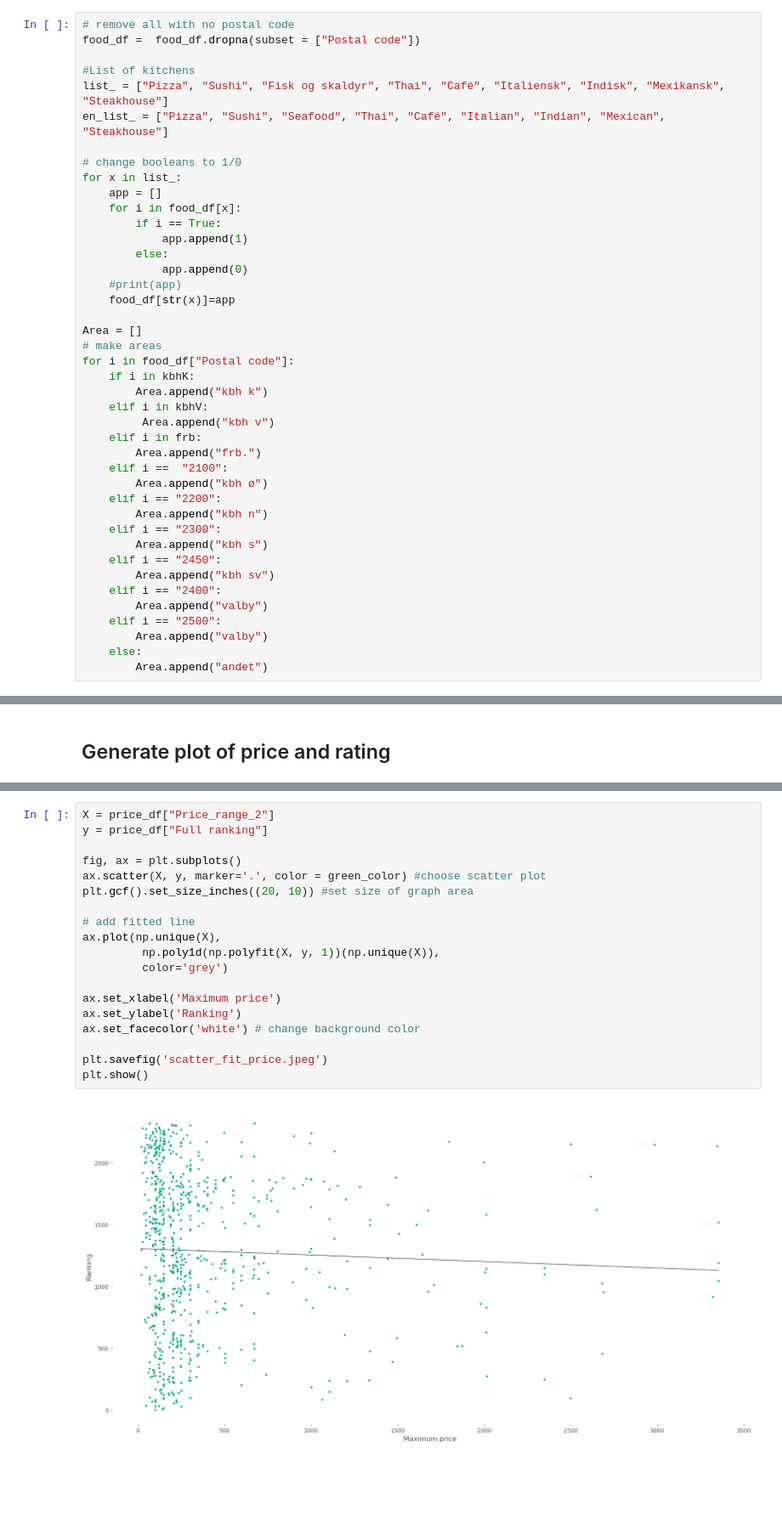
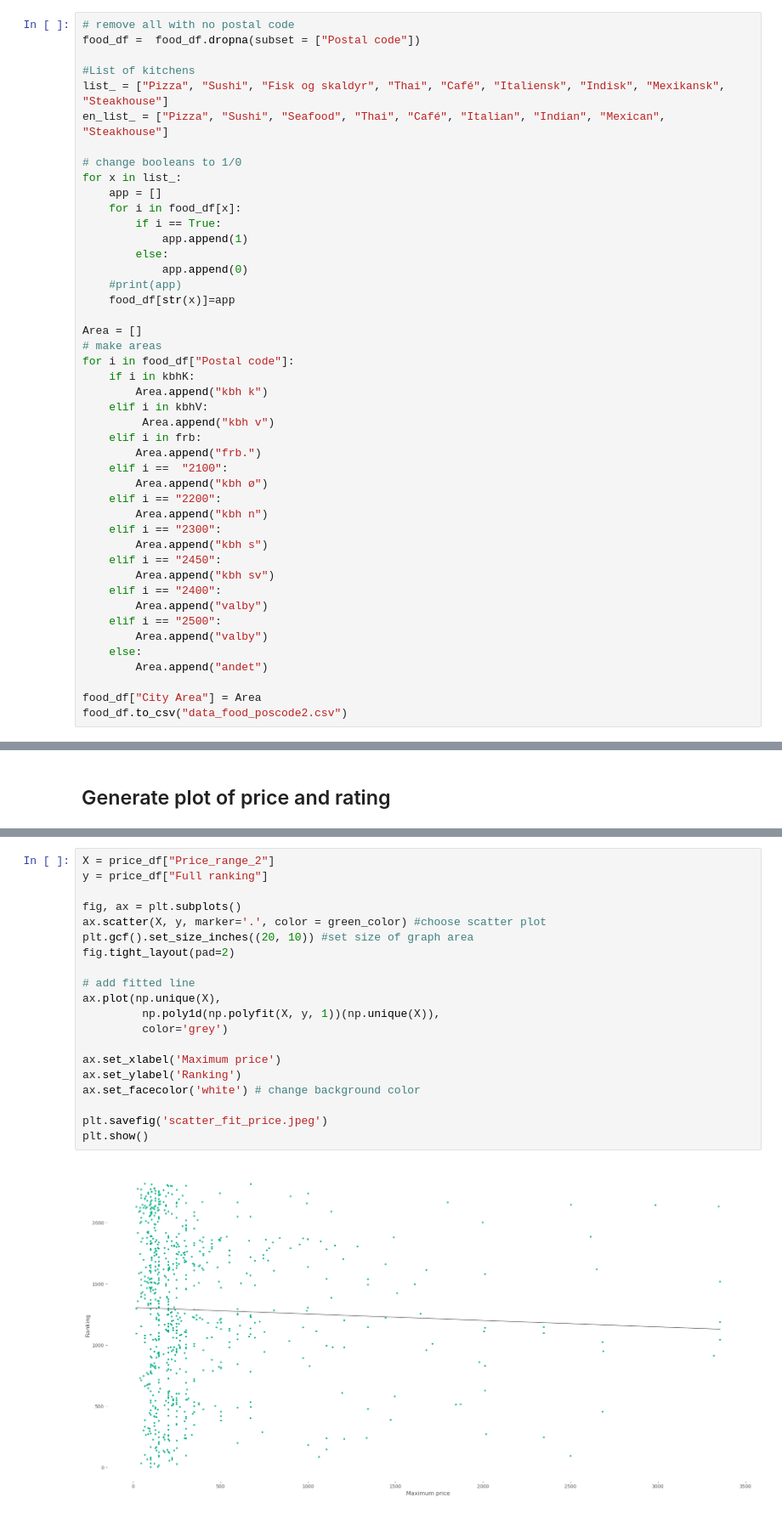
Before and after one commit to EMCK3N/SDS2019-grp20, a Jupyter notebook: Analysis.ipynb, the cells around one changed output, grey strips where cells are left out. Shown at 85% size. Drawn from its saved outputs; the diff is of its cells as text; blank space fills up the shorter version.

```diff
--- a/Analysis.ipynb
+++ b/Analysis.ipynb
@@ -294,6 +254,9 @@ for i in food_df["Postal code"]:
         Area.append("valby")
     else:
         Area.append("andet")
+
+food_df["City Area"] = Area
+food_df.to_csv("data_food_poscode2.csv")
 # %%
 food_df = pd.merge(food_df, mod_df[["Restaurant","Main rating"]], on='Restaurant', how='left')
 food_df
@@ -413,21 +440,22 @@ plt.savefig('kitchenplot.png')
 # %%
 X = price_df["Price_range_2"]
 y = price_df["Full ranking"]
 
 fig, ax = plt.subplots()
 ax.scatter(X, y, marker='.', color = green_color) #choose scatter plot
 plt.gcf().set_size_inches((20, 10)) #set size of graph area
+fig.tight_layout(pad=2)
 
 # add fitted line
 ax.plot(np.unique(X),
          np.poly1d(np.polyfit(X, y, 1))(np.unique(X)),
          color='grey')
 
 ax.set_xlabel('Maximum price')
 ax.set_ylabel('Ranking')
 ax.set_facecolor('white') # change background color
 
 plt.savefig('scatter_fit_price.jpeg')
 plt.show()
 # %% [output]
-[figure, old version]
+[figure, new version]
```
Also changed, not shown: parts of 10 cells of this notebook, 6 other files.
